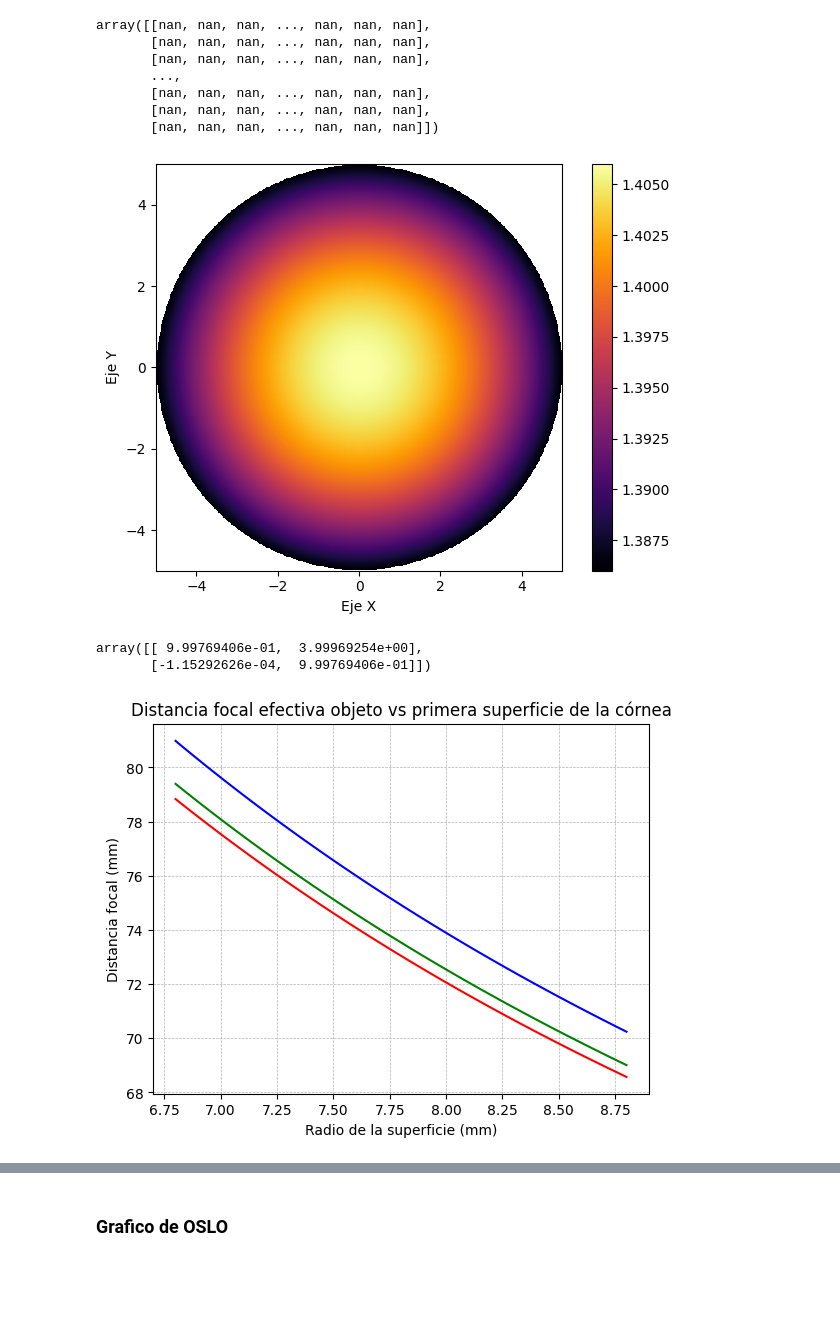
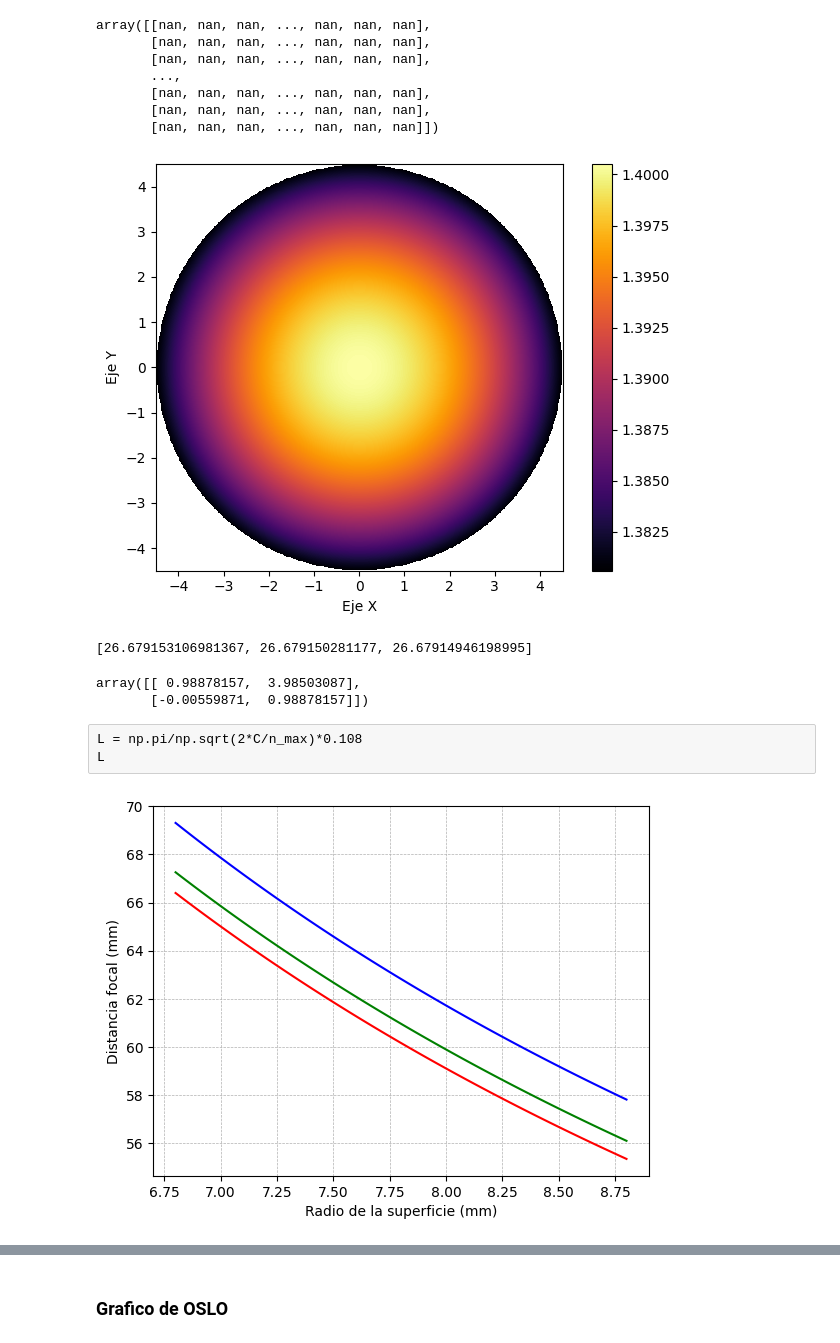
Before and after one commit to pierinamv/MatricialDesignHumanEye, a Jupyter notebook: FUNCION_OJO-Copy1.ipynb, the cells around one changed output, grey strips where cells are left out. Saved outputs shown, nothing was run; the diff lists cells and outputs as text; code cells hidden in the pictures; blank space fills up the shorter version.

```diff
--- a/FUNCION_OJO-Copy1.ipynb
+++ b/FUNCION_OJO-Copy1.ipynb
@@ -379,7 +549,7 @@ array([[nan, nan, nan, ..., nan, nan, nan],
 fig, ax = plt.subplots()
 
 # Muestra la función en 2D con colores
-imagen = ax.imshow(f, extent=[-5, 5, -5, 5], origin='lower', cmap='inferno')
+imagen = ax.imshow(f, extent=[-4.5, 4.5, -4.5, 4.5], origin='lower', cmap='inferno')
 
 # Añade una barra de colores
 barra_colores = plt.colorbar(imagen)
@@ -395,24 +565,27 @@ plt.tight_layout()
 plt.show()
 
 # Guarda la figura en un archivo
-ruta_guardado = os.path.join('GraficoColorCristalino.jpg')
+ruta_guardado = os.path.join('GraficoColorCristalino_700.jpg')
 fig.savefig(ruta_guardado)
 # %% [output]
-[figure, old version]
+[figure, new version]
+# %%
+f_L = lambda nmax,c: np.sqrt(nmax/(2*c))
+
+[f_L(max_400,C_400),f_L(max_550,C_550),f_L(max_700,C_700)]
+# %% [output]
+[26.679153106981367, 26.679150281177, 26.67914946198995]
 # %%
-th = 4
-C = 0.0008
-n_max = 1.406
-
-L = 2*np.pi/np.sqrt(2*C/n_max)
+L = f_L(max_400,C_400)
+th =4
 
 M_lens = np.array([[ np.cos(th/L) , L*np.sin(th/L) ],[ -1*np.sin(th/L)/L ,np.cos(th/L) ]])
 M_lens
 # %% [output]
-array([[ 9.99769406e-01,  3.99969254e+00],
-       [-1.15292626e-04,  9.99769406e-01]])
+array([[ 0.98878157,  3.98503087],
+       [-0.00559871,  0.98878157]])
 # %%
-def R1_SistemaOjo(onda_nm):
+def R1_Gradiente(onda_nm):
 
     h = lambda n,th,R,f: -1.*f*(n-1)*th/(n*R)
     foco = lambda n_,R1_,R2_,d_: ( n_*R1_*R2_ )/( n_*(d_+R2_-R1_) - d_ )/(n_-1)
@@ -429,24 +602,37 @@ def R1_SistemaOjo(onda_nm):
 
     #aire
     n = 1.
+    f_L = lambda nmax,c: np.sqrt(nmax/(2*c))
 
     if onda_nm == '400':
         n_c = 1.3898
         n_a = 1.3515
         n_l = 1.4387
         n_v = 1.3494
+        n_max = 1.4206
+        n_min = 1.4004
+        C = 0.00099789
+        L = f_L(n_max,C)
 
     elif onda_nm == '550':
         n_c = 1.3774
         n_a = 1.3388
         n_l = 1.4218
         n_v = 1.3374
+        n_max = 1.4063
+        n_min = 1.3863
+        C = 0.00098785
+        L = f_L(n_max,C)
 
     elif onda_nm == '700':
         n_c = 1.3730
         n_a = 1.3343
         n_l = 1.4162
         n_v = 1.3331
+        n_max = 1.40051
+        n_min = 1.38059
+        C = 0.00098381
+        L = f_L(n_max,C)
 
     f_c = foco(n_c,R1,R2,th_c)
     h1_c = h(n_c,th_c,R2,f_c)
@@ -480,11 +666,14 @@ def R1_SistemaOjo(onda_nm):
     #matriz aqueous
     MA = np.array([[1,th_a/n_a],[0,1]])
 
+    n_l = n_max
     #matriz 1°superficie lens
     M6 = np.array([[1,0],[(n_a-n_l)/abs(R3),1]])
 
     #matriz espesor lens
-    M7 = np.array([[1,th_l/(n_l)],[0,1]])
+    th = th_l
+   #L = L/1.7
+    M7 = np.array([[ np.cos(th/L) , L*np.sin(th/L) ],[ -1*np.sin(th/L)/L ,np.cos(th/L) ]])
 
     #matriz 2°superficie lens
     M8 = np.array([[1,0],[-1*(n_l-n_v)/abs(R4),1]])
@@ -492,16 +681,10 @@ def R1_SistemaOjo(onda_nm):
     #matriz vitreous
     MV = np.array([[1,th_v/n_v],[0,1]])
 
-    #Matriz lens
-    th = 4
-    C = 0.0008
-    n_max = 1.406
-    L = np.pi/np.sqrt(2*C/n_max)*0.108
-
-    M_lens = np.array([[ np.cos(th/L) , L*np.sin(th/L) ],[ -1*np.sin(th/L)/L ,np.cos(th/L) ]])
 
     #Hallando distancia de formación de imagen
-    MT = M_lens@MA@M4@M3@M2@ME
+    MT = M8@M7@M6@MA@M4@M3@M2@ME
+
     B = MT[:,0,1]
     D = MT[:,1,1]
 
@@ -512,7 +695,7 @@ def R1_SistemaOjo(onda_nm):
 
     #Hallando distancia focal del Sistema Optico
 
-    SO=M_lens@MA@M4@M3@M2
+    SO=M8@M7@M6@MA@M4@M3@M2
     a11=SO[:,0,0]
     a12=SO[:,0,1]
     a21=SO[:,1,0]
@@ -527,19 +710,23 @@ def R1_SistemaOjo(onda_nm):
     V1H1 = (a22-1)/a21
     ffl = abs(fo)-V1H1
 
-    return (bfl-16.6),fo,s_i,ffl
+    return (bfl-16.6),-fo,s_i,ffl
+# %% [raw]
+L = np.pi/np.sqrt(2*C/n_max)*0.108
+L
 # %%
-bfl_400,fo_400,s_i400,ffl_400 = R1_SistemaOjo('400')
-bfl_550,fo_550,s_i550,ffl_550 = R1_SistemaOjo('550')
-bfl_700,fo_700,s_i700,ffl_700 = R1_SistemaOjo('700')
+bfl_400,fo_400,s_i400,ffl_400 = R1_Gradiente('400')
+bfl_550,fo_550,s_i550,ffl_550 = R1_Gradiente('550')
+bfl_700,fo_700,s_i700,ffl_700 = R1_Gradiente('700')
 R1 = np.linspace(6.8,8.8,100)
 # %%
 plt.figure()
-plt.plot(R1,-1000/fo_400,'b-',R1,-1000/fo_550,'g-',R1,-1000/fo_700,'r-')
+plt.plot(R1,1000/fo_400,'b-',R1,1000/fo_550,'g-',R1,1000/fo_700,'r-')
 plt.grid(True, which='both', linewidth=0.5, linestyle='--')
-plt.title("Distancia focal efectiva objeto vs primera superficie de la córnea")
+#plt.title("Distancia focal efectiva objeto vs primera superficie de la córnea")
 plt.xlabel("Radio de la superficie (mm)")
 plt.ylabel("Distancia focal (mm)")
+plt.savefig(os.path.join('PotenciaFocalGradienteObjeto.jpg'))
 plt.show()
 # %% [output]
-[figure, old version]
+[figure, new version]
```
Also changed, not shown: parts of 21 cells of this notebook, 7 other files.
